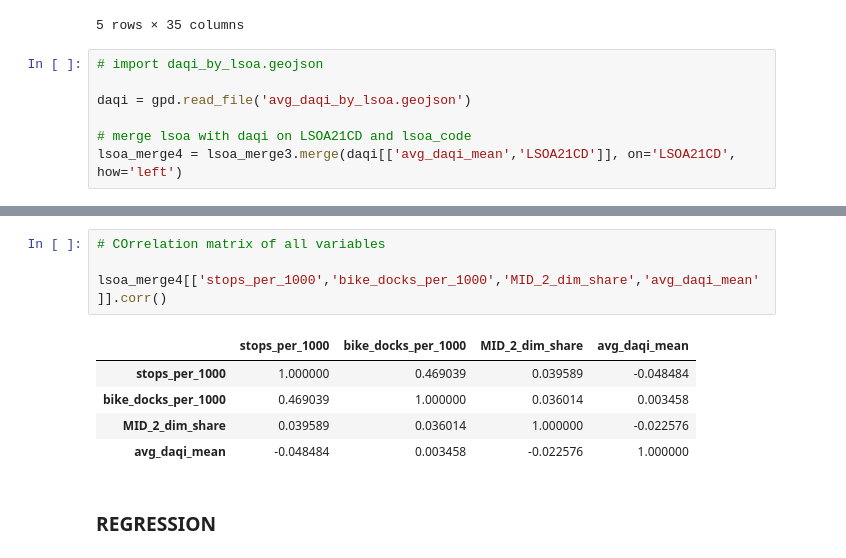
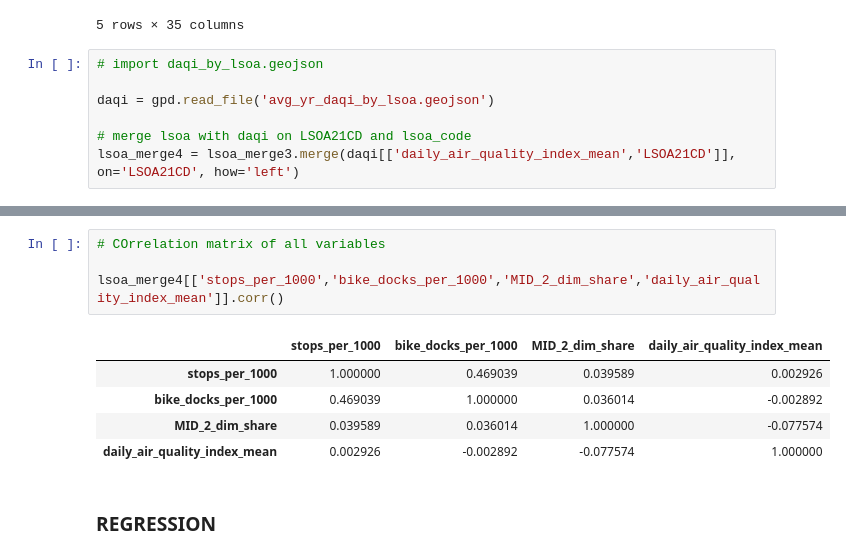
Before and after one commit to shaunhoang/cusp, a Jupyter notebook: calculation.ipynb, the cells around one changed output, grey strips where cells are left out. Saved outputs shown, nothing was run; the diff lists cells and outputs as text.

```diff
--- a/calculation.ipynb
+++ b/calculation.ipynb
@@ -596,10 +596,10 @@ lsoa_merge3.head()
 # %%
 # import daqi_by_lsoa.geojson
 
-daqi = gpd.read_file('avg_daqi_by_lsoa.geojson')
+daqi = gpd.read_file('avg_yr_daqi_by_lsoa.geojson')
 
 # merge lsoa with daqi on LSOA21CD and lsoa_code
-lsoa_merge4 = lsoa_merge3.merge(daqi[['avg_daqi_mean','LSOA21CD']], on='LSOA21CD', how='left')
+lsoa_merge4 = lsoa_merge3.merge(daqi[['daily_air_quality_index_mean','LSOA21CD']], on='LSOA21CD', how='left')
 # %%
 # extract lsoa_merge3 to geojson
 lsoa_merge4.to_file("data_full_by_lsoa.geojson", driver='GeoJSON')
@@ -633,13 +658,13 @@ Index(['OBJECTID', 'LSOA21CD', 'LSOA21NM', 'GlobalID', 'geometry',
 # %%
 # COrrelation matrix of all variables
 
-lsoa_merge4[['stops_per_1000','bike_docks_per_1000','MID_2_dim_share','avg_daqi_mean']].corr()
+lsoa_merge4[['stops_per_1000','bike_docks_per_1000','MID_2_dim_share','daily_air_quality_index_mean']].corr()
 # %% [output]
-|  | stops_per_1000 | bike_docks_per_1000 | MID_2_dim_share | avg_daqi_mean |
-| stops_per_1000 | 1.000000 | 0.469039 | 0.039589 | -0.048484 |
-| bike_docks_per_1000 | 0.469039 | 1.000000 | 0.036014 | 0.003458 |
-| MID_2_dim_share | 0.039589 | 0.036014 | 1.000000 | -0.022576 |
-| avg_daqi_mean | -0.048484 | 0.003458 | -0.022576 | 1.000000 |
+|  | stops_per_1000 | bike_docks_per_1000 | MID_2_dim_share | daily_air_quality_index_mean |
+| stops_per_1000 | 1.000000 | 0.469039 | 0.039589 | 0.002926 |
+| bike_docks_per_1000 | 0.469039 | 1.000000 | 0.036014 | -0.002892 |
+| MID_2_dim_share | 0.039589 | 0.036014 | 1.000000 | -0.077574 |
+| daily_air_quality_index_mean | 0.002926 | -0.002892 | -0.077574 | 1.000000 |
 # %% [markdown]
 ### REGRESSION
 # %%
```
Also changed, not shown: parts of 13 cells of this notebook, 7 other files.
